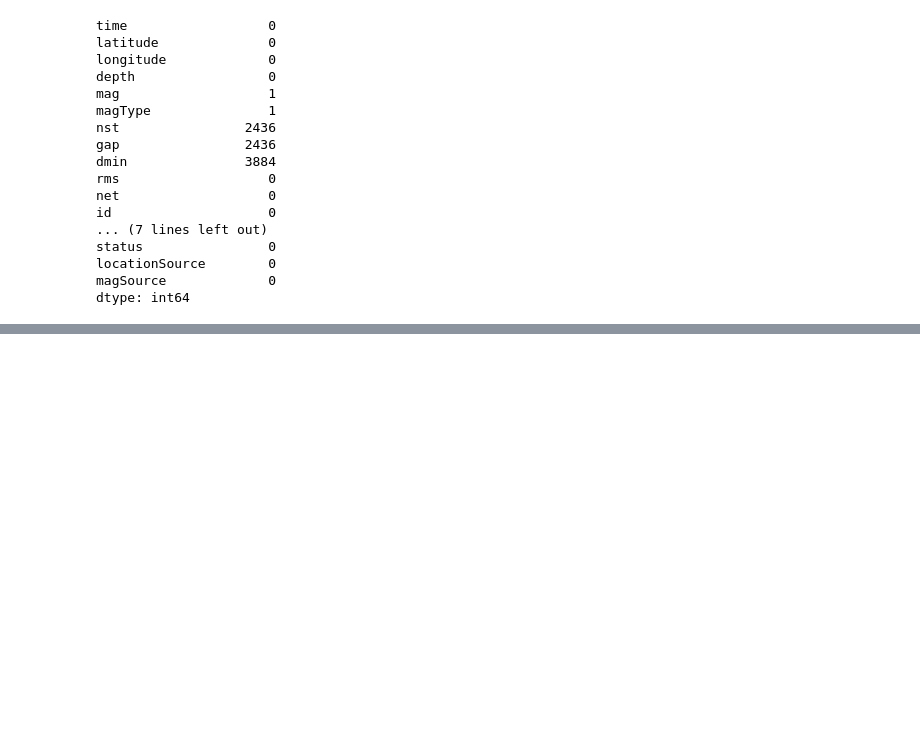
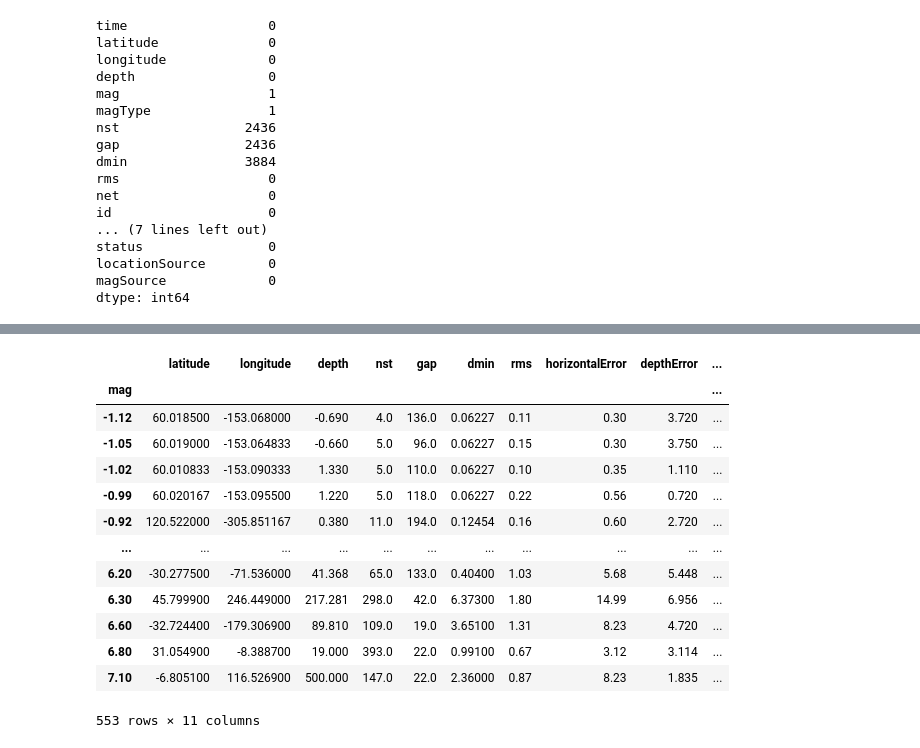
Before and after one commit to vickyogo/Developer-Academy, a Jupyter notebook: wk3earthquake.ipynb, the cells around one changed output, grey strips where cells are left out. Saved outputs shown, nothing was run; the diff lists cells and outputs as text; code cells hidden in the pictures; blank space fills up the shorter version.

```diff
--- a/wk3earthquake.ipynb
+++ b/wk3earthquake.ipynb
@@ -83,0 +147,17 @@ dtype: int64
+# %%
+work_data.groupby(['mag']).sum(numeric_only=True)
+# %% [output]
+|  | latitude | longitude | depth | nst | gap | dmin | rms | horizontalError | depthError | ... |
+| mag |  |  |  |  |  |  |  |  |  | ... |
+| -1.12 | 60.018500 | -153.068000 | -0.690 | 4.0 | 136.0 | 0.06227 | 0.11 | 0.30 | 3.720 | ... |
+| -1.05 | 60.019000 | -153.064833 | -0.660 | 5.0 | 96.0 | 0.06227 | 0.15 | 0.30 | 3.750 | ... |
+| -1.02 | 60.010833 | -153.090333 | 1.330 | 5.0 | 110.0 | 0.06227 | 0.10 | 0.35 | 1.110 | ... |
+| -0.99 | 60.020167 | -153.095500 | 1.220 | 5.0 | 118.0 | 0.06227 | 0.22 | 0.56 | 0.720 | ... |
+| -0.92 | 120.522000 | -305.851167 | 0.380 | 11.0 | 194.0 | 0.12454 | 0.16 | 0.60 | 2.720 | ... |
+| ... | ... | ... | ... | ... | ... | ... | ... | ... | ... | ... |
+| 6.20 | -30.277500 | -71.536000 | 41.368 | 65.0 | 133.0 | 0.40400 | 1.03 | 5.68 | 5.448 | ... |
+| 6.30 | 45.799900 | 246.449000 | 217.281 | 298.0 | 42.0 | 6.37300 | 1.80 | 14.99 | 6.956 | ... |
+| 6.60 | -32.724400 | -179.306900 | 89.810 | 109.0 | 19.0 | 3.65100 | 1.31 | 8.23 | 4.720 | ... |
+| 6.80 | 31.054900 | -8.388700 | 19.000 | 393.0 | 22.0 | 0.99100 | 0.67 | 3.12 | 3.114 | ... |
+| 7.10 | -6.805100 | 116.526900 | 500.000 | 147.0 | 22.0 | 2.36000 | 0.87 | 8.23 | 1.835 | ... |
+553 rows × 11 columns
```
Also changed, not shown: parts of 6 cells of this notebook, 1 other file.
